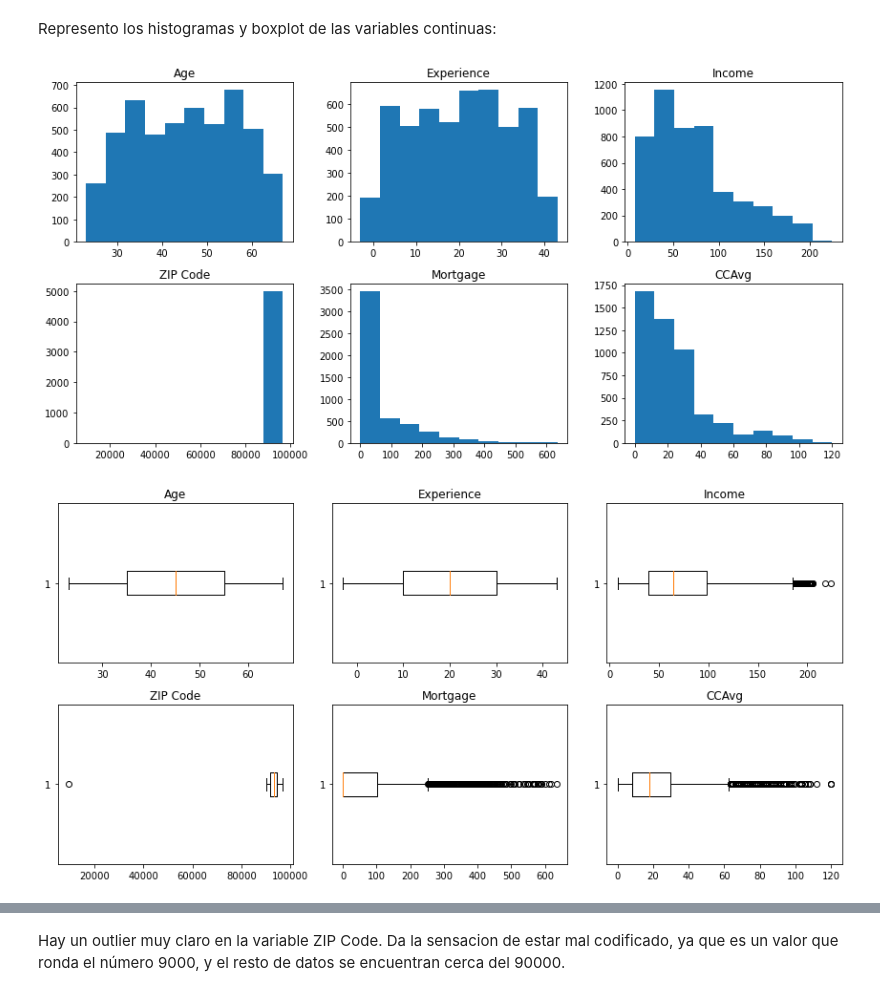
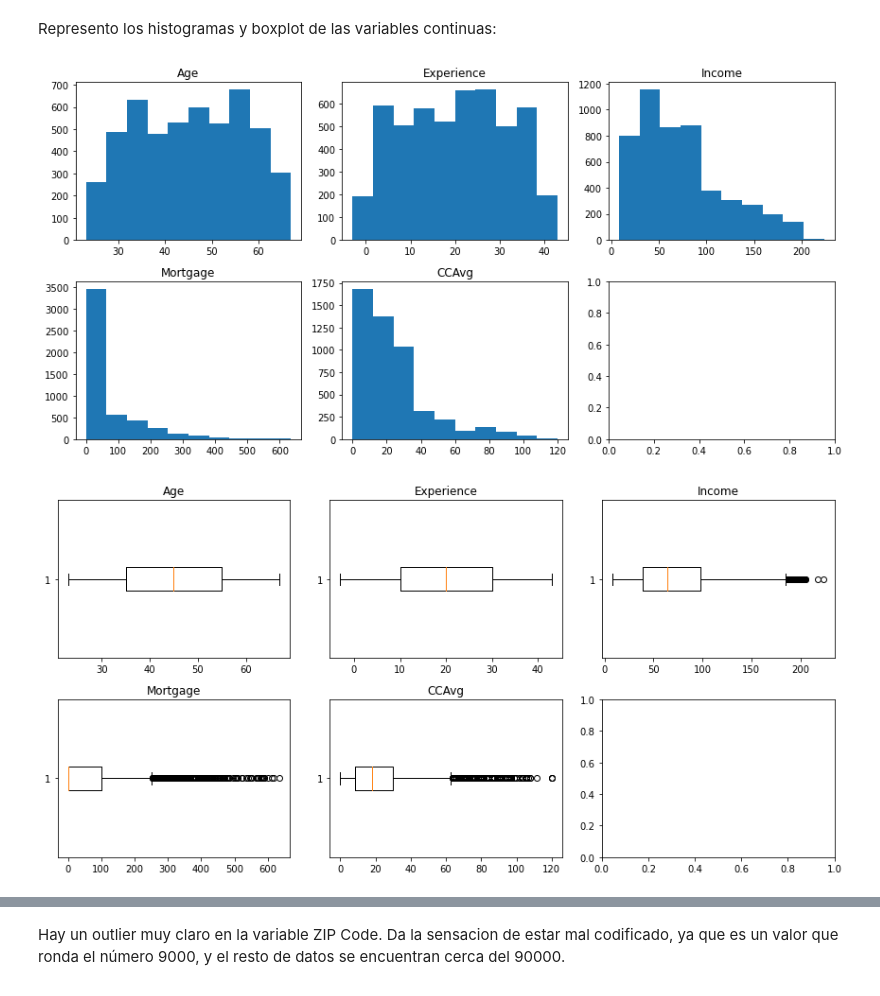
Before and after one commit to tvela/TFM_TomasVela, a Jupyter notebook: TFM_TomasVela.ipynb, the cells around one changed output, grey strips where cells are left out. Drawn from its saved outputs; the diff is of its cells as text; code cells hidden in the pictures.

```diff
--- a/TFM_TomasVela.ipynb
+++ b/TFM_TomasVela.ipynb
@@ -447,24 +447,24 @@ Represento los histogramas y boxplot de las variables continuas:
 # %%
 fig, axs = plt.subplots(nrows=2, ncols=3, figsize=(12, 6))
 axs = axs.ravel()
 
-for i, column in enumerate(['Age', 'Experience', 'Income', 'ZIP Code', 'Mortgage', 'CCAvg']):
+for i, column in enumerate(['Age', 'Experience', 'Income', 'Mortgage', 'CCAvg']):
     axs[i].hist(data[column], bins=10)
     axs[i].set_title(column)
 
 plt.tight_layout()
 plt.show()
 # %% [output]
-[figure, old version]
+[figure, new version]
 # %%
 fig, axs = plt.subplots(nrows=2, ncols=3, figsize=(12, 6))
 axs = axs.ravel()
 
-for i, column in enumerate(['Age', 'Experience', 'Income', 'ZIP Code', 'Mortgage', 'CCAvg']):
+for i, column in enumerate(['Age', 'Experience', 'Income','Mortgage', 'CCAvg']):
     axs[i].boxplot(data[column], vert=False)
     axs[i].set_title(column)
 
 plt.tight_layout()
 plt.show()
 # %% [output]
-[figure, old version]
+[figure, new version]
```
Also changed, not shown: parts of 7 cells of this notebook.
